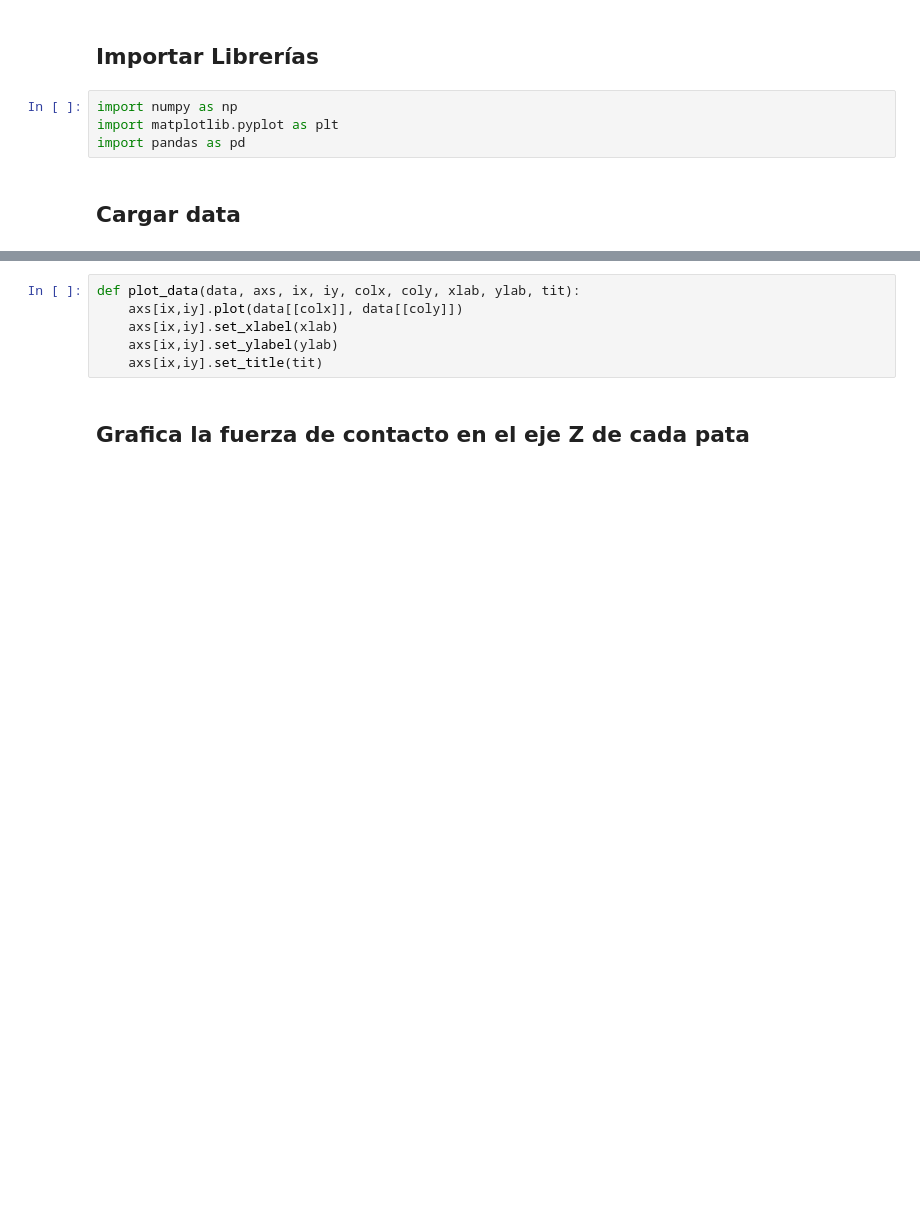
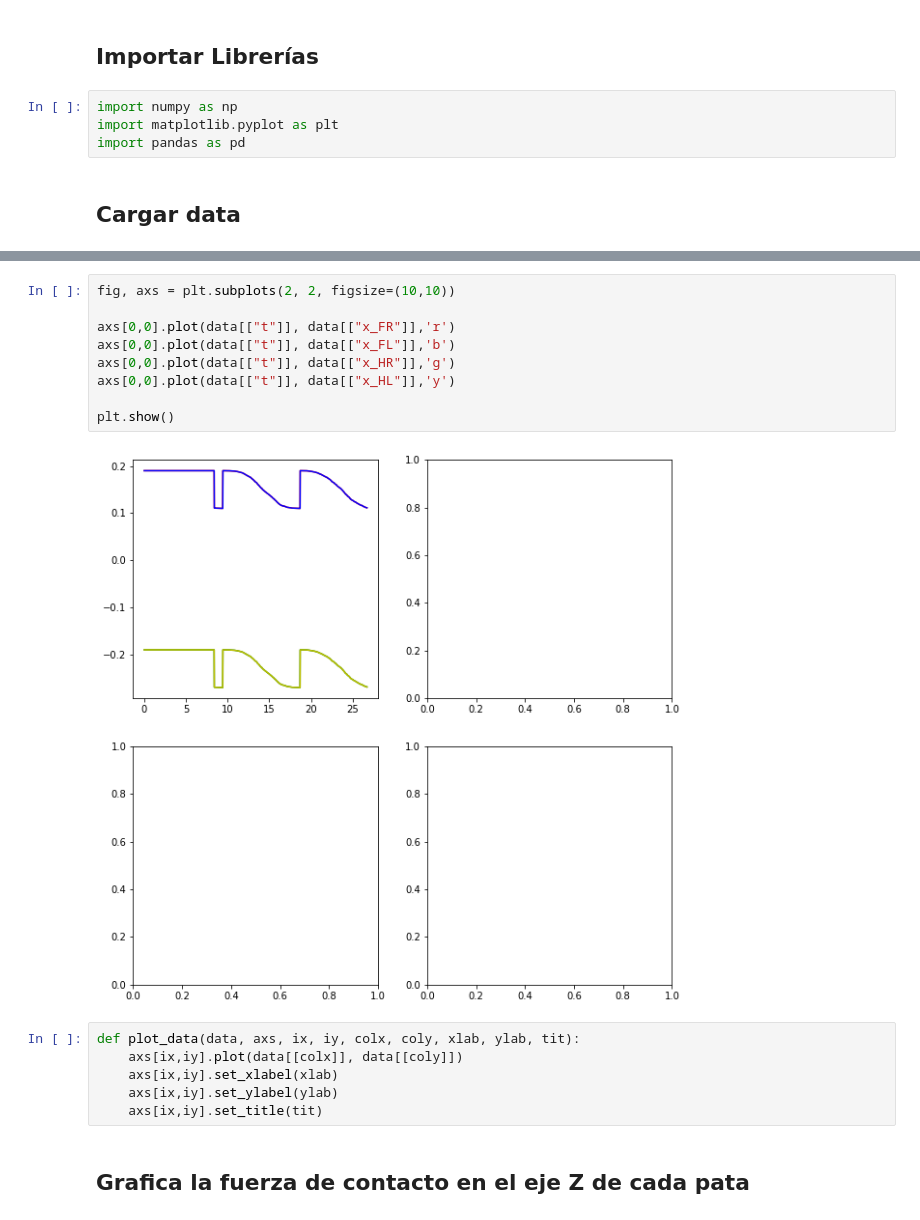
Before and after one commit to DPR00/rle_127, a Jupyter notebook: solo12-pybullet/solo_pybullet/graficar.ipynb, the cells around one changed output, grey strips where cells are left out. Cells and saved outputs as stored; diff of their text form; blank space fills up the shorter version.

```diff
--- a/solo12-pybullet/solo_pybullet/graficar.ipynb
+++ b/solo12-pybullet/solo_pybullet/graficar.ipynb
@@ -25,3 +25,14 @@ data.head(5)
+# %%
+fig, axs = plt.subplots(2, 2, figsize=(10,10))
+
+axs[0,0].plot(data[["t"]], data[["x_FR"]],'r')
+axs[0,0].plot(data[["t"]], data[["x_FL"]],'b')
+axs[0,0].plot(data[["t"]], data[["x_HR"]],'g')
+axs[0,0].plot(data[["t"]], data[["x_HL"]],'y')
+
+plt.show()
+# %% [output]
+[figure, added]
 # %%
 def plot_data(data, axs, ix, iy, colx, coly, xlab, ylab, tit):
     axs[ix,iy].plot(data[[colx]], data[[coly]])
```
Also changed, not shown: parts of 1 cell of this notebook, 4 other files.
